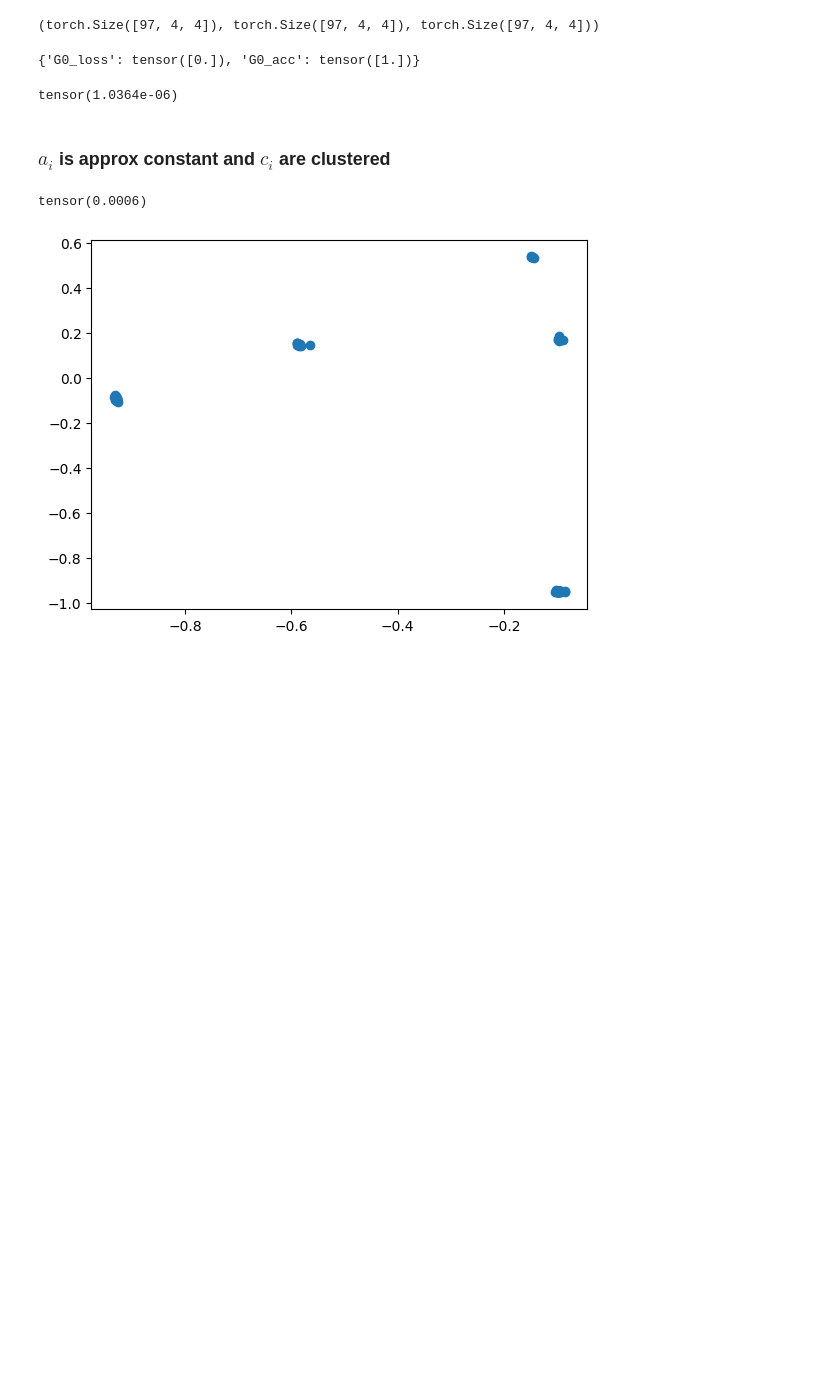
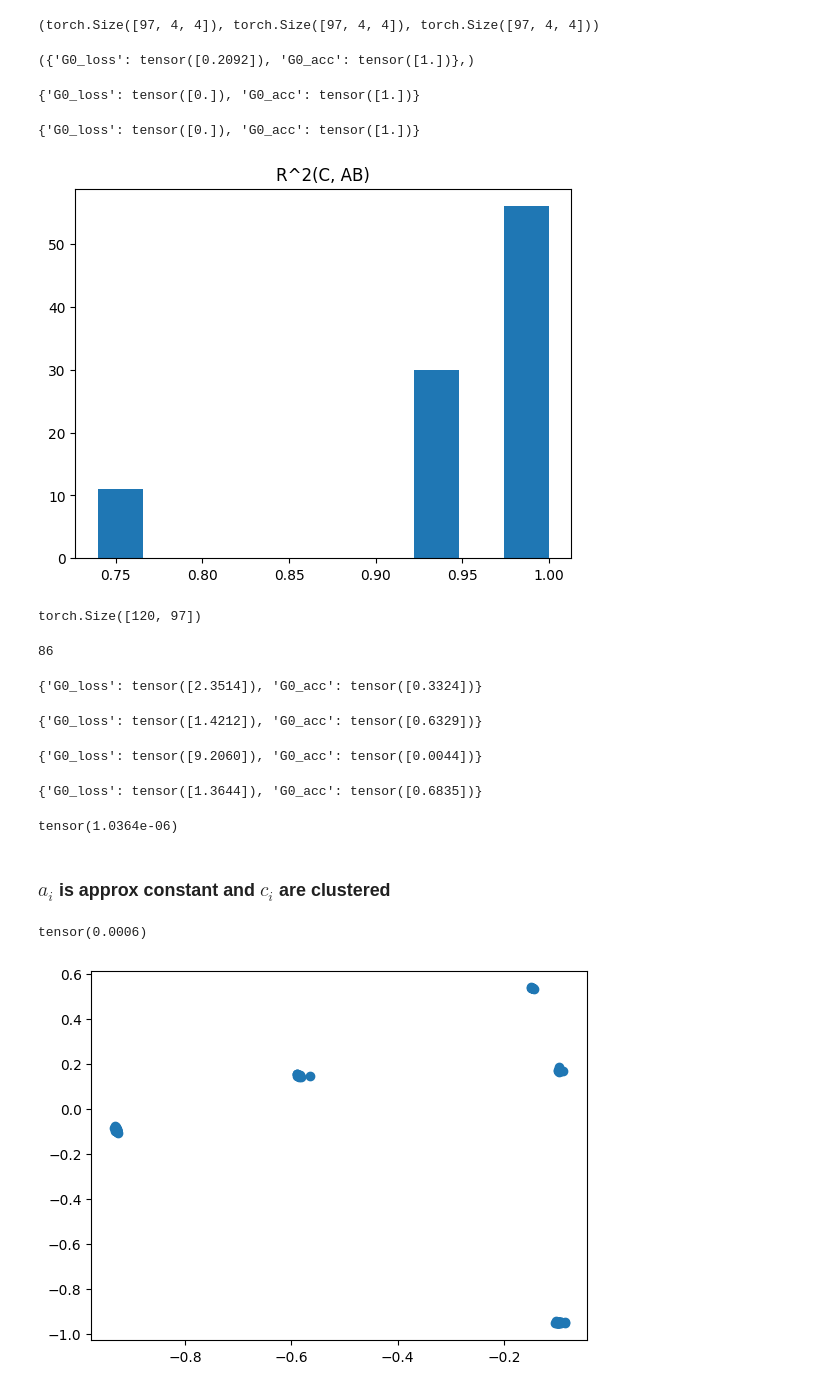
Before and after one commit to LouisYRYJ/Finite-groups, a Jupyter notebook: notebooks/S5_ablate.ipynb, the cells around one changed output. Cells and saved outputs as stored; diff of their text form; code cells hidden in the pictures; blank space fills up the shorter version.

```diff
--- a/notebooks/S5_ablate.ipynb
+++ b/notebooks/S5_ablate.ipynb
@@ -85,0 +95,5 @@ test_loss(ablate_model.to(device), data)
+# %%
+u_norm = uneurons.norm(dim=0) + 1e-8
+uneurons = uneurons / u_norm
+lneurons = lneurons * u_norm
+rneurons = rneurons * u_norm
@@ -121,6 +139,10 @@ irrep_idx_d = {
     ]
     for name in irreps
 }
+irrep_idx_d['none'] = [
+    i for i in range(lneurons.shape[-1])
+    if lexpl_max[i].item() <= 0.9999 or lneurons[:,i].norm() < 1e-4
+]
 for k, v in irrep_idx_d.items():
     print(k, len(v))
 # %% [output]
@@ -171,11 +209,57 @@ un_hat = einops.einsum(irrep, (B @ A).mT, 'n d1 d2, m d1 d2 -> n m')
 # %%
-ablate_model.embedding_left.data = ln_hat.unsqueeze(0)
-ablate_model.embedding_right.data = rn_hat.unsqueeze(0)
-ablate_model.unembedding.data = un_hat.unsqueeze(0).mT
+ablate_loss(ln_hat, rn_hat, un_hat),
+# %% [output]
+({'G0_loss': tensor([0.2092]), 'G0_acc': tensor([1.])},)
-# %%
-test_loss(ablate_model.to(device), data)
-# %% [output]
-{'G0_loss': tensor([0.]), 'G0_acc': tensor([1.])}
+# %%
+ablate_loss(ln_hat, rn_hat, un_hat2)
+# %% [output]
+{'G0_loss': tensor([0.]), 'G0_acc': tensor([1.])}
+# %%
+lneurons_proj = copy.deepcopy(lneurons)
+rneurons_proj = copy.deepcopy(rneurons)
+uneurons_proj = copy.deepcopy(uneurons)
+lneurons_proj[:, irrep_idxs] = ln_hat
+rneurons_proj[:, irrep_idxs] = rn_hat
+uneurons_proj[:, irrep_idxs] = un_hat2
+ablate_loss(lneurons_proj, rneurons_proj, uneurons_proj)
+# %% [output]
+{'G0_loss': tensor([0.]), 'G0_acc': tensor([1.])}
+# %%
+x = einops.rearrange(A @ B, 'm d1 d2 -> m (d1 d2)')
+y = einops.rearrange(C, 'm d1 d2 -> m (d1 d2)')
+coef = (x * y).sum(dim=-1) / (x * x).sum(dim=-1)
+yhat = coef.unsqueeze(1) * x
+r2 = (yhat - y).norm(dim=-1).pow(2) / y.norm(dim=-1).pow(2)
+plt.hist(r2.tolist())
+plt.title('R^2(C, AB)')
+plt.show()
+# %% [output]
+[figure, added]
+# %%
+irrep_lneurons.shape
+# %% [output]
+torch.Size([120, 97])
+# %%
+good_neurons = (r2 > 0.90).nonzero().flatten()
+print(len(good_neurons))
+ablate_loss(irrep_lneurons[:,good_neurons], irrep_rneurons[:,good_neurons], irrep_uneurons[:,good_neurons])
+# %% [output]
+86
+{'G0_loss': tensor([2.3514]), 'G0_acc': tensor([0.3324])}
+# %%
+ablate_loss(ln_hat[:,good_neurons], rn_hat[:,good_neurons], un_hat[:,good_neurons])
+# %% [output]
+{'G0_loss': tensor([1.4212]), 'G0_acc': tensor([0.6329])}
+# %%
+import random
+rand_neurons = random.sample(range(r2.shape[0]), 86)
+ablate_loss(irrep_lneurons[:,good_neurons], irrep_rneurons[:,rand_neurons], irrep_uneurons[:,rand_neurons])
+# %% [output]
+{'G0_loss': tensor([9.2060]), 'G0_acc': tensor([0.0044])}
+# %%
+ablate_loss(ln_hat[:,rand_neurons], rn_hat[:,rand_neurons], un_hat[:,rand_neurons])
+# %% [output]
+{'G0_loss': tensor([1.3644]), 'G0_acc': tensor([0.6835])}
 # %%
 a, b, c, d, A_hat, B_hat = [], [], [], [], [], []
 for i in range(len(irrep_idxs)):
```
Also changed, not shown: parts of 13 cells of this notebook, 2 other files.
